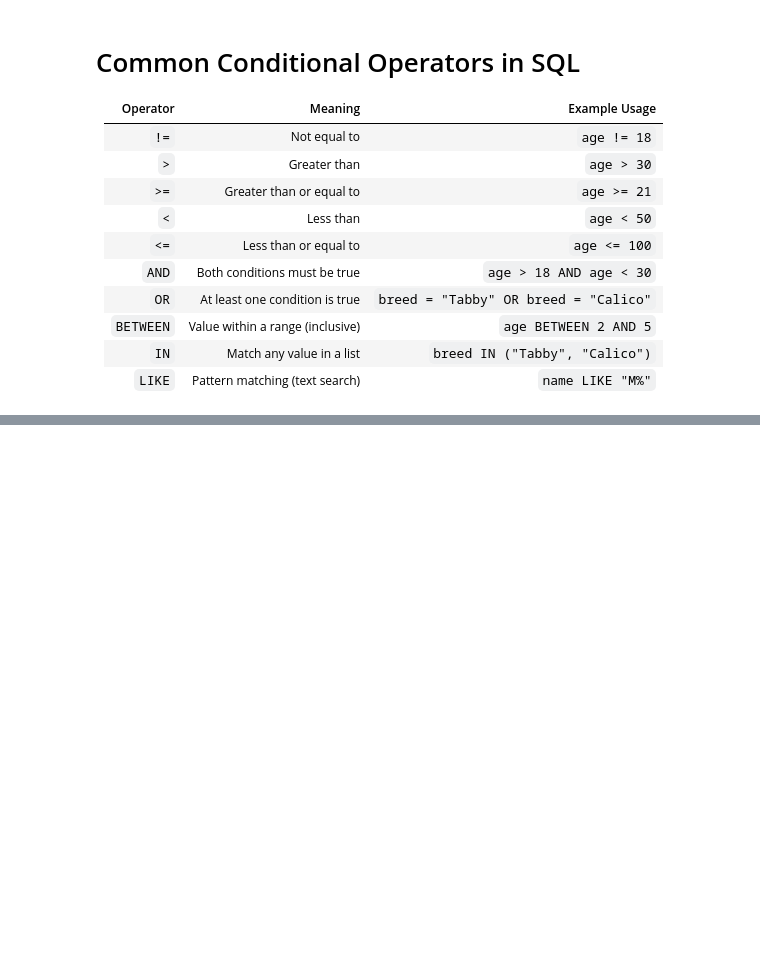
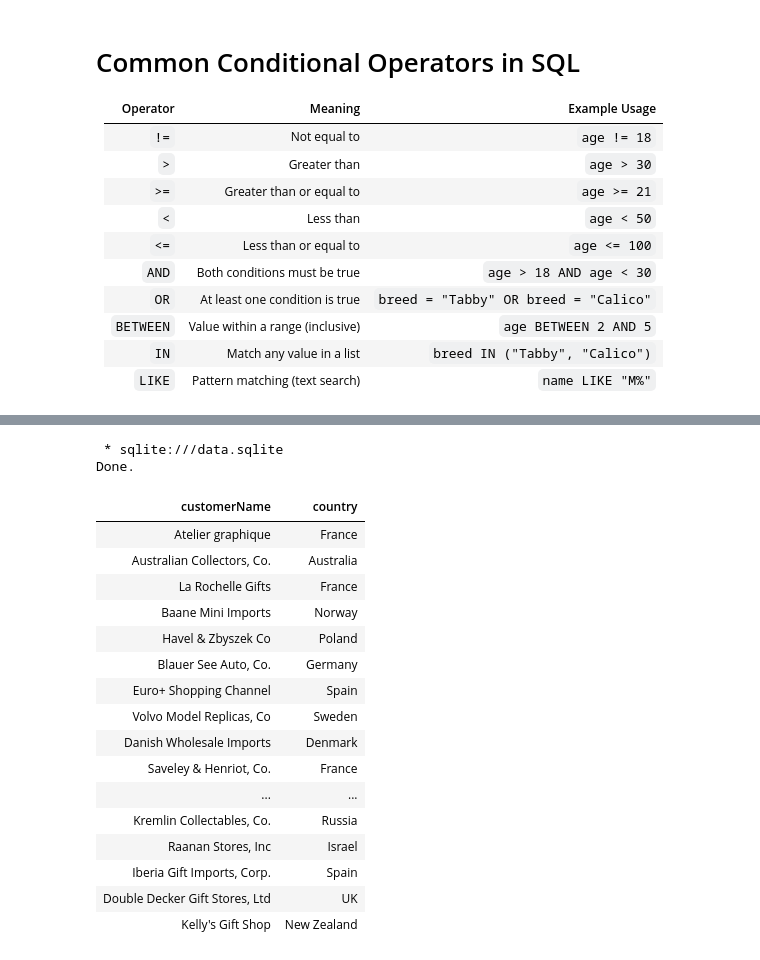
Before and after one commit to karusamuel/intro_to_sql, a Jupyter notebook: index.ipynb, the cells around one changed output, grey strips where cells are left out. Drawn from its saved outputs; the diff is of its cells as text; code cells hidden in the pictures; blank space fills up the shorter version.

```diff
--- a/index.ipynb
+++ b/index.ipynb
@@ -806,0 +819,25 @@ Rows (only Patterson records)
+# %%
+%%sql
+SELECT customerName, country
+FROM customers
+WHERE country != "USA";
+# %% [output]
+ * sqlite:///data.sqlite
+Done.
+| customerName | country |
+| Atelier graphique | France |
+| Australian Collectors, Co. | Australia |
+| La Rochelle Gifts | France |
+| Baane Mini Imports | Norway |
+| Havel & Zbyszek Co | Poland |
+| Blauer See Auto, Co. | Germany |
+| Euro+ Shopping Channel | Spain |
+| Volvo Model Replicas, Co | Sweden |
+| Danish Wholesale Imports | Denmark |
+| Saveley & Henriot, Co. | France |
+| ... | ... |
+| Kremlin Collectables, Co. | Russia |
+| Raanan Stores, Inc | Israel |
+| Iberia Gift Imports, Corp. | Spain |
+| Double Decker Gift Stores, Ltd | UK |
+| Kelly's Gift Shop | New Zealand |
```
Also changed, not shown: parts of 21 cells of this notebook.
